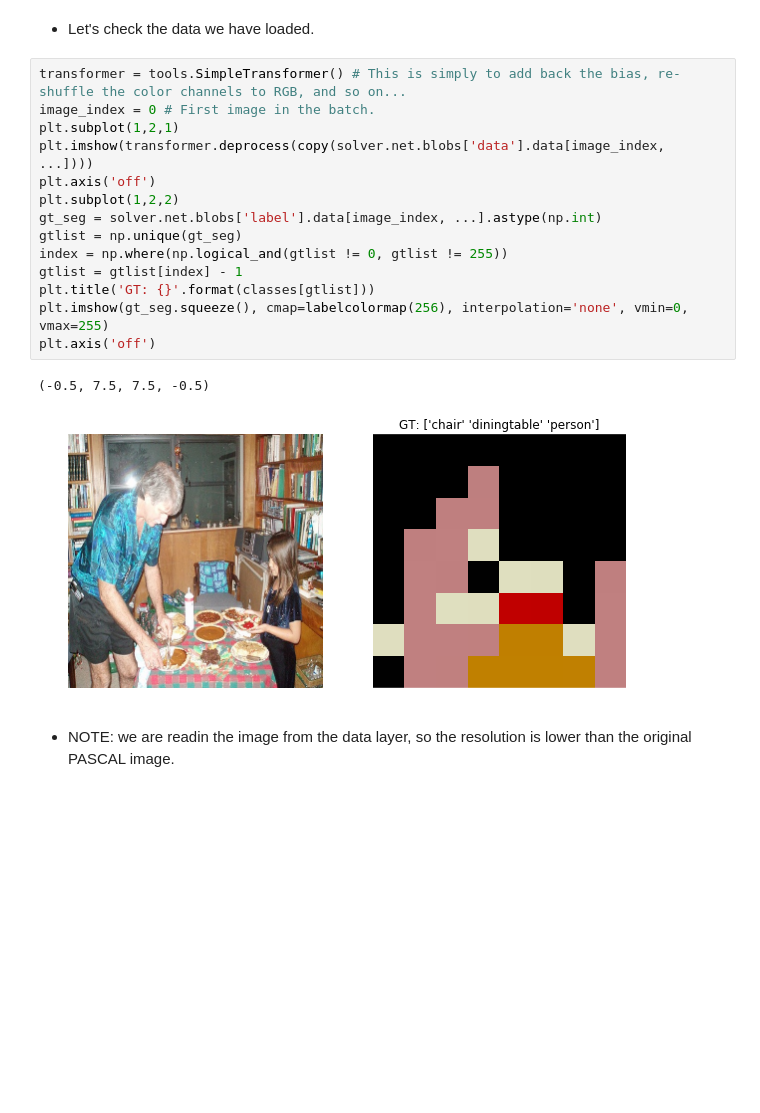
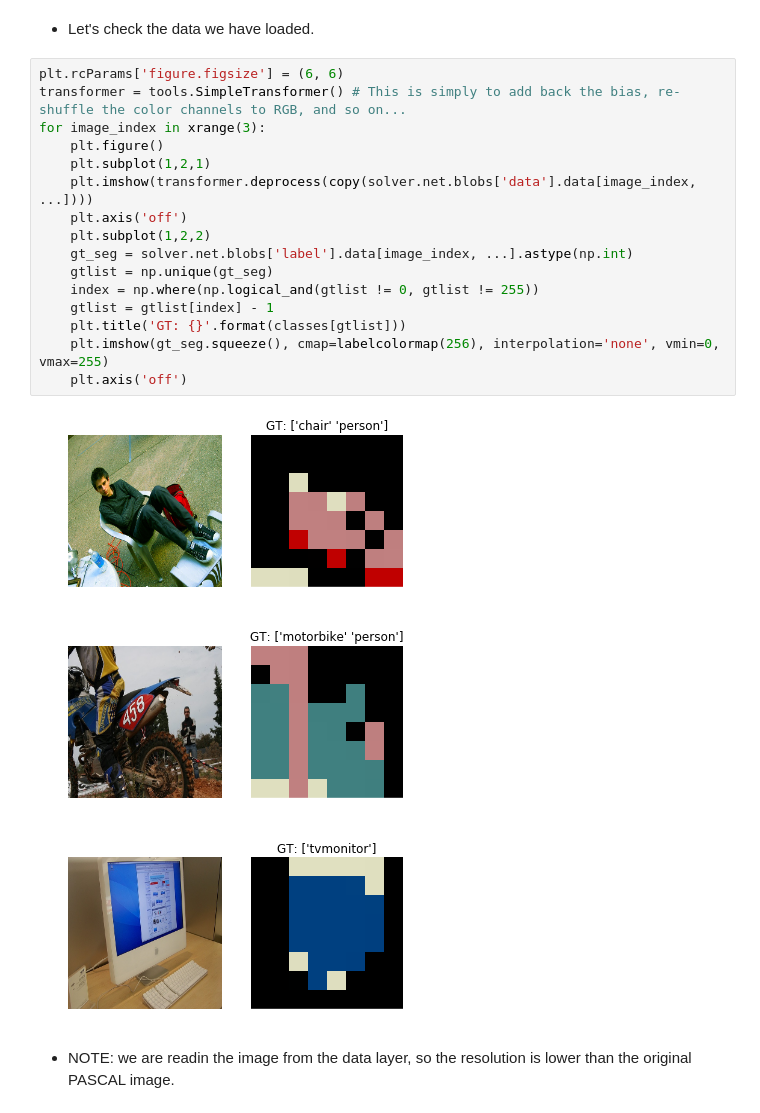
Before and after one commit to lzd0825/instance_segmentation, a Jupyter notebook: pascal-segmentation-with-datalayer.ipynb, the cells around one changed output. Saved outputs shown, nothing was run; the diff lists cells and outputs as text; blank space fills up the shorter version.

```diff
--- a/pascal-segmentation-with-datalayer.ipynb
+++ b/pascal-segmentation-with-datalayer.ipynb
@@ -149,22 +149,25 @@ PascalSegmentationDataLayerSync initialized for split: val, with bs: 128, im_sha
 # %% [markdown]
 * Let's check the data we have loaded.
 # %%
+plt.rcParams['figure.figsize'] = (6, 6)
 transformer = tools.SimpleTransformer() # This is simply to add back the bias, re-shuffle the color channels to RGB, and so on...
-image_index = 0 # First image in the batch.
-plt.subplot(1,2,1)
-plt.imshow(transformer.deprocess(copy(solver.net.blobs['data'].data[image_index, ...])))
-plt.axis('off')
-plt.subplot(1,2,2)
-gt_seg = solver.net.blobs['label'].data[image_index, ...].astype(np.int)
-gtlist = np.unique(gt_seg)
-index = np.where(np.logical_and(gtlist != 0, gtlist != 255))
-gtlist = gtlist[index] - 1
-plt.title('GT: {}'.format(classes[gtlist]))
-plt.imshow(gt_seg.squeeze(), cmap=labelcolormap(256), interpolation='none', vmin=0, vmax=255)
-plt.axis('off')
+for image_index in xrange(3):
+    plt.figure()
+    plt.subplot(1,2,1)
+    plt.imshow(transformer.deprocess(copy(solver.net.blobs['data'].data[image_index, ...])))
+    plt.axis('off')
+    plt.subplot(1,2,2)
+    gt_seg = solver.net.blobs['label'].data[image_index, ...].astype(np.int)
+    gtlist = np.unique(gt_seg)
+    index = np.where(np.logical_and(gtlist != 0, gtlist != 255))
+    gtlist = gtlist[index] - 1
+    plt.title('GT: {}'.format(classes[gtlist]))
+    plt.imshow(gt_seg.squeeze(), cmap=labelcolormap(256), interpolation='none', vmin=0, vmax=255)
+    plt.axis('off')
 # %% [output]
-(-0.5, 7.5, 7.5, -0.5)
-[figure, old version]
+[figure, new version]
+[figure, added]
+[figure, added]
 # %% [markdown]
 * NOTE: we are readin the image from the data layer, so the resolution is lower than the original PASCAL image.
 # %% [markdown]
```
Also changed, not shown: parts of 3 cells of this notebook.
